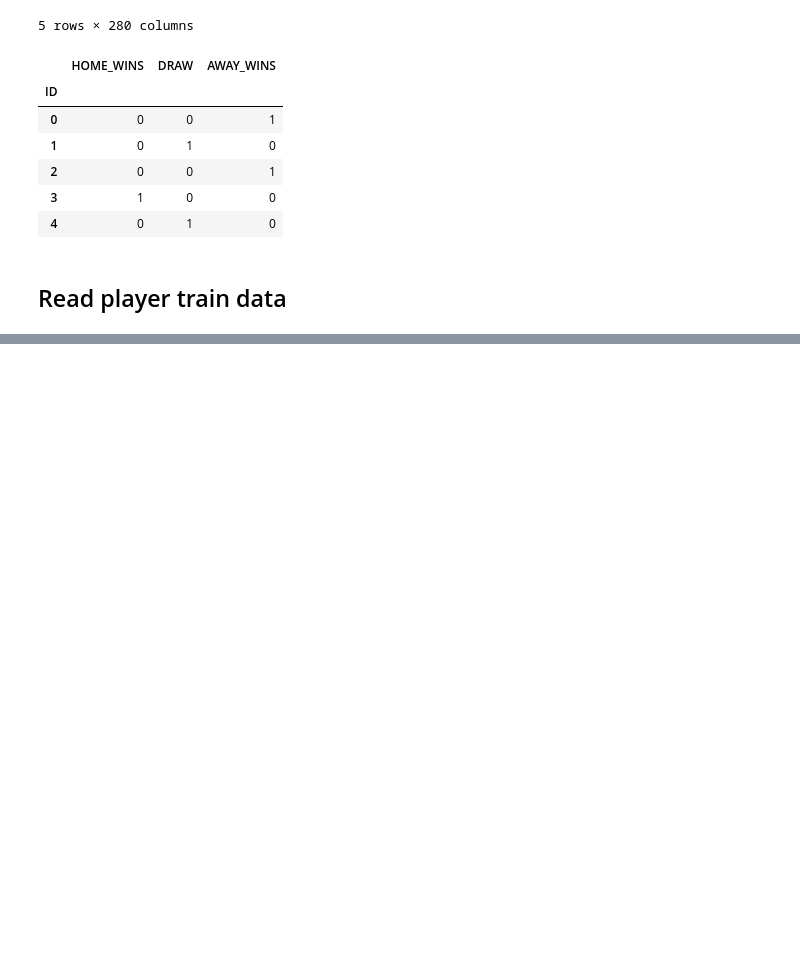
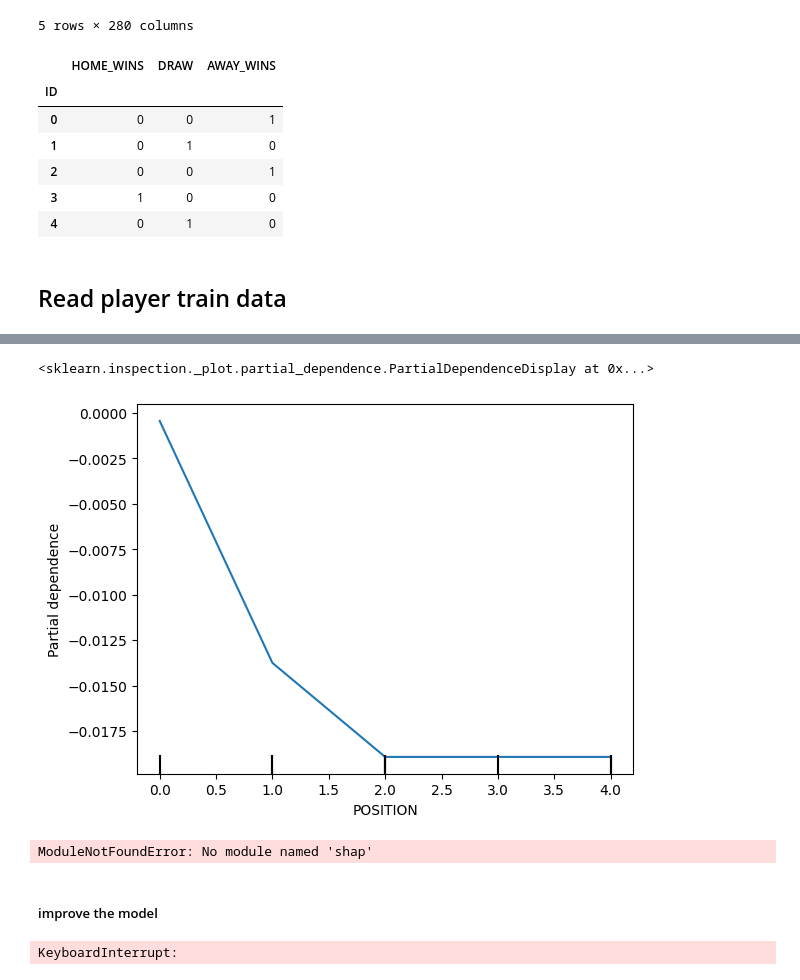
Before and after one commit to samarelayed/GuessTheWinner-DataChallenge, a Jupyter notebook: GuessTheWinner.ipynb, the cells around one changed output, grey strips where cells are left out. Drawn from its saved outputs; the diff is of its cells as text; code cells hidden in the pictures; blank space fills up the shorter version.

```diff
--- a/GuessTheWinner.ipynb
+++ b/GuessTheWinner.ipynb
@@ -270,0 +298,9 @@ NameError: name 'class_weights' is not defined
+# %%
+#Partial Dependence Plot (PDP) show how predictions change as the POSITION feature varies
+from sklearn.inspection import PartialDependenceDisplay
+
+# Plot PDP for the 'POSITION' feature for the first class (e.g., HOME_WINS)
+PartialDependenceDisplay.from_estimator(model, X_train, ['POSITION'], grid_resolution=20, target=0)
+# %% [output]
+<sklearn.inspection._plot.partial_dependence.PartialDependenceDisplay at 0x...>
+[figure, added]
@@ -270,0 +330,39 @@ NameError: name 'class_weights' is not defined
+# %%
+#SHAP values can explain the influence of each feature (and its values) on individual predictions.
+import shap
+
+# Explain the model's predictions using SHAP
+explainer = shap.TreeExplainer(model)
+shap_values = explainer.shap_values(X_train)
+
+# Visualize for 'POSITION'
+shap.summary_plot(shap_values, X_train, feature_names=X_train.columns)
+# %% [output]
+ModuleNotFoundError: No module named 'shap'
+# %% [markdown]
+##### improve the model
+# %%
+# Use GridSearchCV to find optimal hyperparameters:
+from sklearn.model_selection import GridSearchCV
+
+param_grid = {
+    'learning_rate': [0.01, 0.05, 0.1],
+    'n_estimators': [100, 200, 300],
+    'max_depth': [3, 5, 7],
+    'subsample': [0.8, 1.0]
+}
+
+grid_search = GridSearchCV(
+    GradientBoostingClassifier(random_state=42),
+    param_grid,
+    cv=5,
+    scoring='accuracy',
+    n_jobs=-1
+)
+grid_search.fit(X_train, y_train)
+
+# Best parameters
+print("Best Params:", grid_search.best_params_)
+model = grid_search.best_estimator_
+# %% [output]
+KeyboardInterrupt:
```
Also changed, not shown: parts of 73 cells of this notebook.
